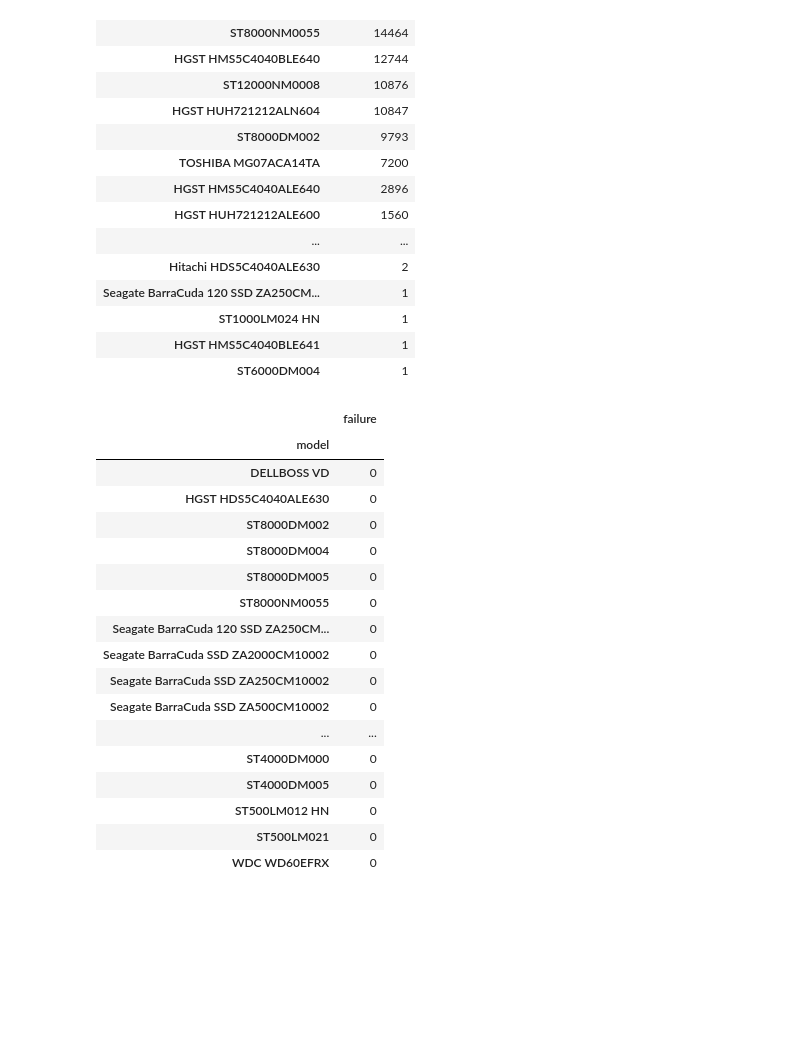
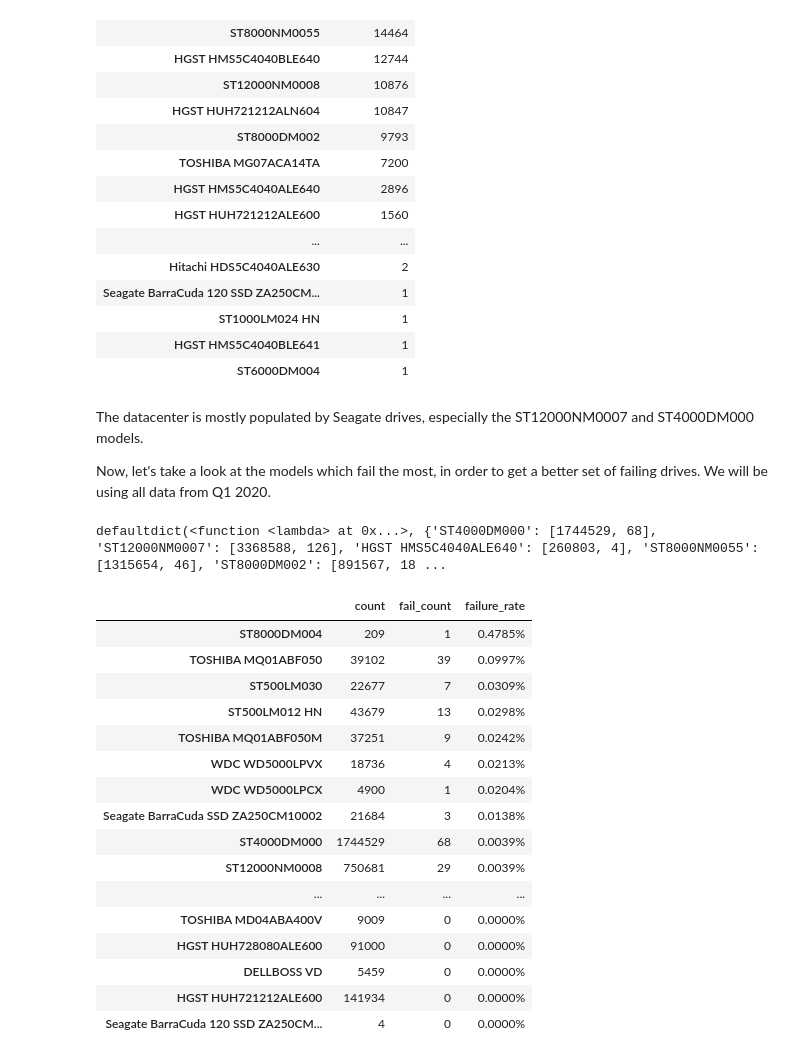
Before and after one commit to SamyDjemai/HardDriveFailurePrediction, a Jupyter notebook: analysis.ipynb, the cells around one changed output. Saved outputs shown, nothing was run; the diff lists cells and outputs as text; code cells hidden in the pictures; blank space fills up the shorter version.

Commit message:
Added failure rate analysis

```diff
--- a/analysis.ipynb
+++ b/analysis.ipynb
@@ -130,24 +158,52 @@ df2.groupby(by='model').agg({'serial_number': "count"}).sort_values(by="serial_n
 | ST1000LM024 HN | 1 |
 | HGST HMS5C4040BLE641 | 1 |
 | ST6000DM004 | 1 |
-# %%
-df2.groupby(by='model').agg({'failure': "sum"}).sort_values(by="failure", ascending=False)
-# %% [output]
-|  | failure |
-| model |  |
-| DELLBOSS VD | 0 |
-| HGST HDS5C4040ALE630 | 0 |
-| ST8000DM002 | 0 |
-| ST8000DM004 | 0 |
-| ST8000DM005 | 0 |
-| ST8000NM0055 | 0 |
-| Seagate BarraCuda 120 SSD ZA250CM... | 0 |
-| Seagate BarraCuda SSD ZA2000CM10002 | 0 |
-| Seagate BarraCuda SSD ZA250CM10002 | 0 |
-| Seagate BarraCuda SSD ZA500CM10002 | 0 |
-| ... | ... |
-| ST4000DM000 | 0 |
-| ST4000DM005 | 0 |
-| ST500LM012 HN | 0 |
-| ST500LM021 | 0 |
-| WDC WD60EFRX | 0 |
+# %% [markdown]
+The datacenter is mostly populated by Seagate drives, especially the ST12000NM0007 and ST4000DM000 models.
+
+Now, let's take a look at the models which fail the most, in order to get a better set of failing drives. We will be using all data from Q1 2020.
+# %%
+failure_dict = defaultdict(lambda: [0, 0])
+for filename in os.listdir("data/Q1_2020"):
+    with open(f"data/Q1_2020/{filename}") as f:
+        for line in f:
+            line = line.rstrip()
+            split_line = line.split(",")
+            fail = split_line[4]
+            if fail != "failure":
+                failure_dict[split_line[2]][int(fail)] += 1
+
+print(failure_dict)
+# %% [output]
+defaultdict(<function <lambda> at 0x...>, {'ST4000DM000': [1744529, 68], 'ST12000NM0007': [3368588, 126], 'HGST HMS5C4040ALE640': [260803, 4], 'ST8000NM0055': [1315654, 46], 'ST8000DM002': [891567, 18 ...
+# %%
+failure_rate_dict = {k: [v[0], v[1], v[1] / v[0]] for k, v in failure_dict.items()}
+
+failure_rate_df = (
+    pd.DataFrame.from_dict(
+        failure_rate_dict,
+        orient="index",
+        columns=["count", "fail_count", "failure_rate"],
+    )
+    .sort_values("failure_rate", ascending=False)
+    .style.format({"failure_rate": "{:.4%}"})
+)
+failure_rate_df
+# %% [output]
+|  | count | fail_count | failure_rate |
+| ST8000DM004 | 209 | 1 | 0.4785% |
+| TOSHIBA MQ01ABF050 | 39102 | 39 | 0.0997% |
+| ST500LM030 | 22677 | 7 | 0.0309% |
+| ST500LM012 HN | 43679 | 13 | 0.0298% |
+| TOSHIBA MQ01ABF050M | 37251 | 9 | 0.0242% |
+| WDC WD5000LPVX | 18736 | 4 | 0.0213% |
+| WDC WD5000LPCX | 4900 | 1 | 0.0204% |
+| Seagate BarraCuda SSD ZA250CM10002 | 21684 | 3 | 0.0138% |
+| ST4000DM000 | 1744529 | 68 | 0.0039% |
+| ST12000NM0008 | 750681 | 29 | 0.0039% |
+| ... | ... | ... | ... |
+| TOSHIBA MD04ABA400V | 9009 | 0 | 0.0000% |
+| HGST HUH728080ALE600 | 91000 | 0 | 0.0000% |
+| DELLBOSS VD | 5459 | 0 | 0.0000% |
+| HGST HUH721212ALE600 | 141934 | 0 | 0.0000% |
+| Seagate BarraCuda 120 SSD ZA250CM... | 4 | 0 | 0.0000% |
```
Also changed, not shown: parts of 6 cells of this notebook.
